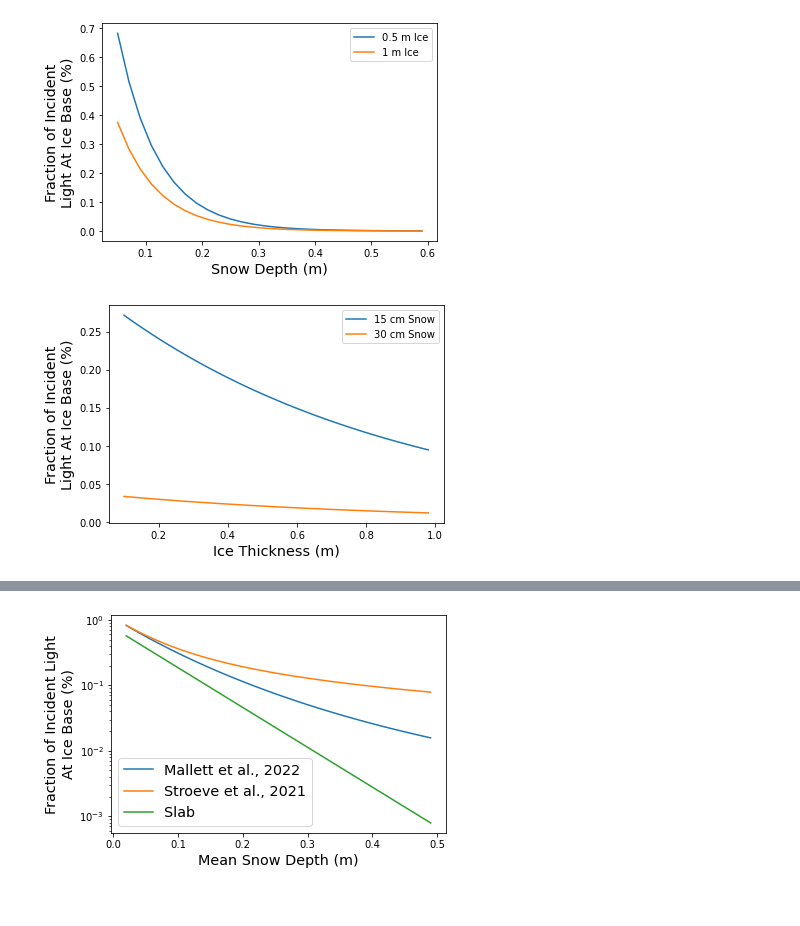
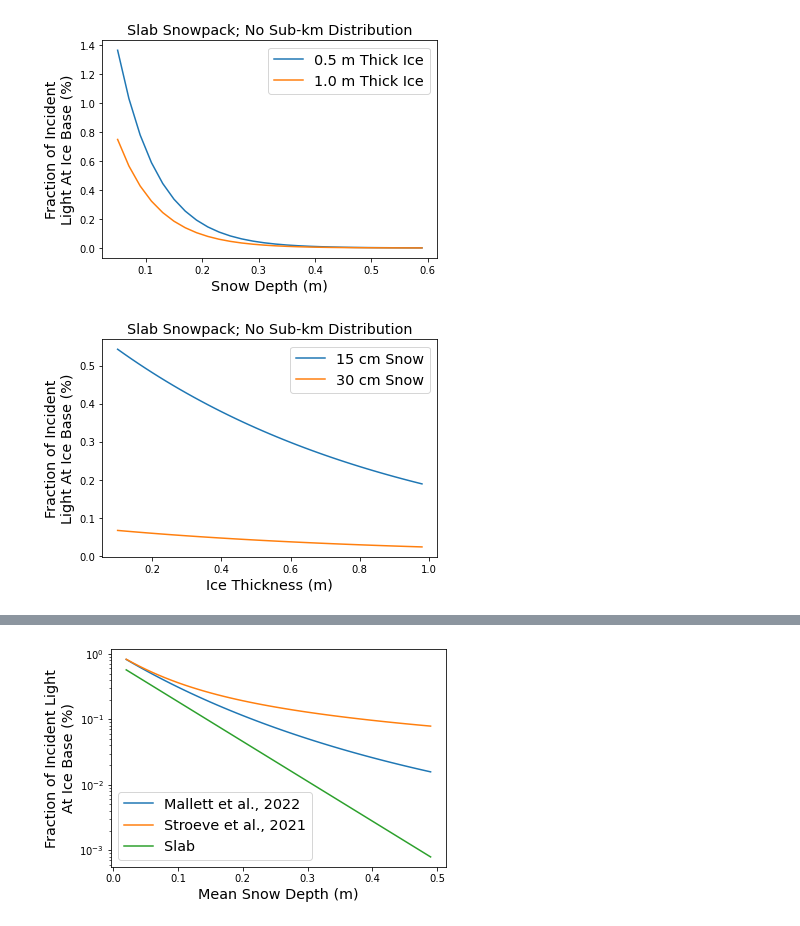
Before and after one commit to robbiemallett/light_sub_km, a Jupyter notebook: Light.ipynb, the cells around one changed output, grey strips where cells are left out. Cells and saved outputs as stored; diff of their text form; code cells hidden in the pictures.

```diff
--- a/Light.ipynb
+++ b/Light.ipynb
@@ -18,45 +15,50 @@ statistics = {'a': 2.542562886886376,
 # %%
+snow_surface_albedo = 0.9
+
+surface_scattering_layer_albedo = 0.5
+
 def get_light(incident_light,snow_depth,ice_thickness):
 
     """Gets light transmittance through slab
 
         Takes incident light (in this case 100 to give % remaining)
 
         Snow depth and ice thickness in metres.
 
         Works using Beer-Lambert and albedo values from Abraham et al. 2015 JGRO"""
 
     E_s = 14
     E_i = 1.2
 
-    snow_transmitted = incident_light*0.05 #Snow surf albedo
+    snow_transmitted = incident_light * (1-snow_surface_albedo)
 
     incident_ice = snow_transmitted*np.exp(-E_s*snow_depth)
 
-    trans_ice = incident_ice * 0.5 #SSL albedo
+    trans_ice = incident_ice * (1 - surface_scattering_layer_albedo)
 
-    incident_bot = trans_ice*np.exp(-E_i*ice_thickness)
+    incident_ice_bottom = trans_ice*np.exp(-E_i*ice_thickness)
 
-    return incident_bot
+    return incident_ice_bottom
 
 ls1 = []
 ls2 = []
 sds = np.arange(0.05,0.6,0.02) # Define a bunch of snow depths to get ice-base-light for
 
 for i in sds:
-    ls1.append( get_light(100,i,0.5) ) #Work out light in case of SIT=0.5
-    ls2.append( get_light(100,i,1) ) #case of SIT = 1
+    ls1.append( get_light(incident_light=100,snow_depth=i,ice_thickness=0.5) ) #Work out light in case of SIT=0.5
+    ls2.append( get_light(incident_light=100,snow_depth=i,ice_thickness=1.0) ) #case of SIT = 1
 
 
-plt.plot(sds,ls1,label='0.5 m Ice')
-plt.plot(sds,ls2,label='1 m Ice')
+plt.plot(sds,ls1,label='0.5 m Thick Ice')
+plt.plot(sds,ls2,label='1.0 m Thick Ice')
 plt.ylabel('Fraction of Incident\nLight At Ice Base (%)',fontsize='x-large')
 plt.xlabel('Snow Depth (m)',fontsize='x-large')
-plt.legend()
+plt.legend(fontsize='x-large')
+plt.title('Slab Snowpack; No Sub-km Distribution', fontsize='x-large')
 
 plt.savefig('figures/light_loss_plot.jpg',bbox_inches='tight',dpi=400)
 # %% [output]
-[figure, old version]
+[figure, new version]
 # %%
 ls1 = []
 ls2 = []
@@ -73,8 +75,9 @@ plt.plot(its,ls1,label='15 cm Snow')
 plt.plot(its,ls2,label='30 cm Snow')
 plt.ylabel('Fraction of Incident\nLight At Ice Base (%)',fontsize='x-large')
 plt.xlabel('Ice Thickness (m)',fontsize='x-large')
-plt.legend()
+plt.legend(fontsize='x-large')
+plt.title('Slab Snowpack; No Sub-km Distribution', fontsize='x-large')
 
 plt.savefig('figures/light_loss_plot_IT.jpg',bbox_inches='tight',dpi=400)
 # %% [output]
-[figure, old version]
+[figure, new version]
```
Also changed, not shown: parts of 11 cells of this notebook.
